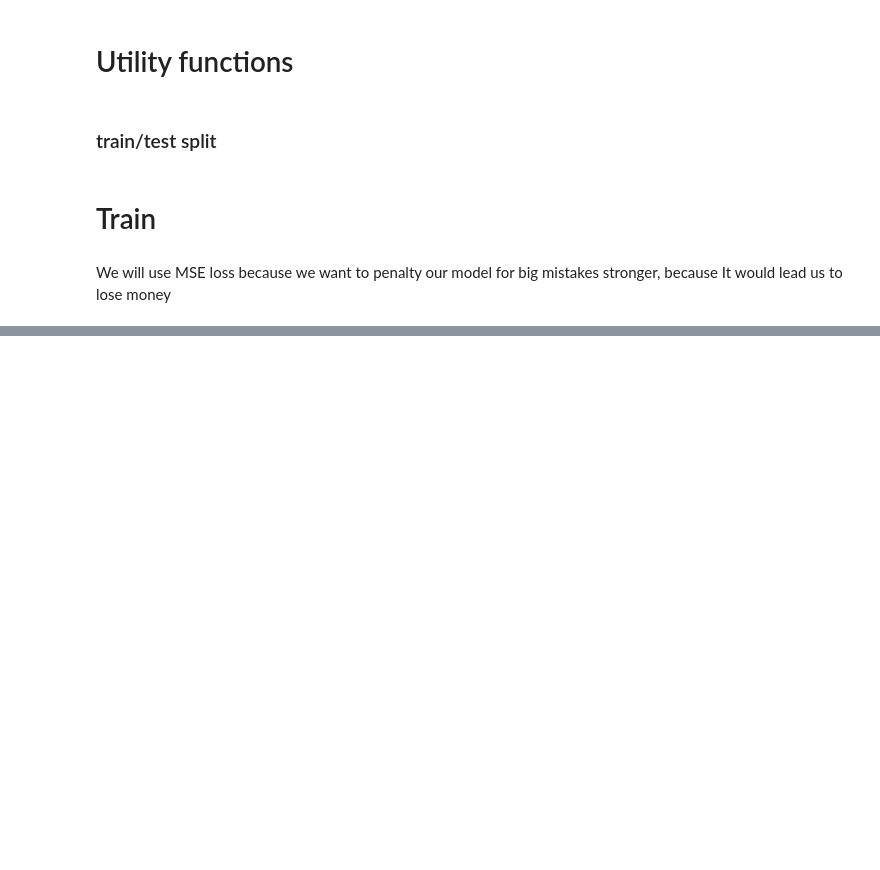
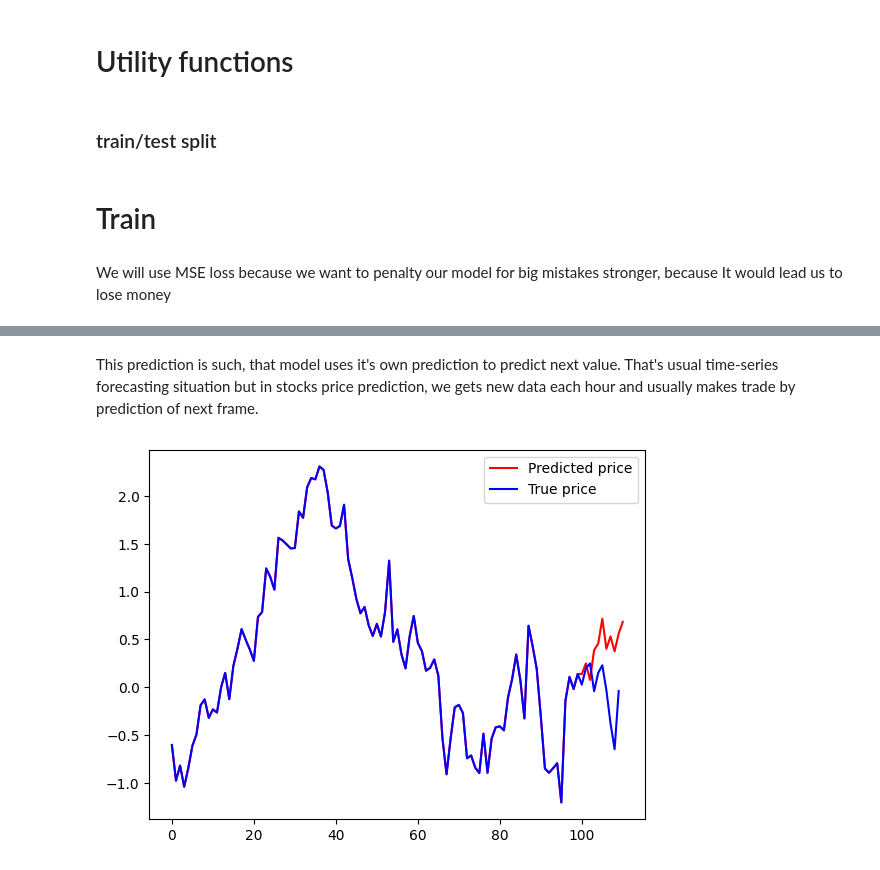
Before and after one commit to r-vvch/DMLS_2022_stocks, a Jupyter notebook: SimpleTransformer.ipynb, the cells around one changed output, grey strips where cells are left out. Drawn from its saved outputs; the diff is of its cells as text; code cells hidden in the pictures; blank space fills up the shorter version.

```diff
--- a/SimpleTransformer.ipynb
+++ b/SimpleTransformer.ipynb
@@ -397,0 +443,29 @@ def train_kfolds(data, indices_generator, config):
+# %% [markdown]
+This prediction is such, that model uses it's own prediction to predict next value. That's usual time-series forecasting situation but in stocks price prediction, we gets new data each hour and usually makes trade by prediction of next frame.
+# %%
+src, trg, trg_y = next(iter(test_dataloader))
+src = src[:, -1, :]
+true_y = trg_y[-10:, -1, 3]
+trg = src[-1, 3]
+src = src.unsqueeze(0).to(device=DEVICE)
+trg = trg.unsqueeze(0).unsqueeze(0).unsqueeze(0).to(device=DEVICE)
+for _ in range(10):
+    pred = model(src, trg)[-1, 0, 0]
+    next_item = torch.tensor([[pred]], device=DEVICE).unsqueeze(0)
+    trg = torch.cat((trg, next_item), dim=1)
+
+true_y = true_y.unsqueeze(0)
+src = src.cpu()
+true_plot_arr = torch.cat((src[:, :, 3], true_y), dim=1)
+true_plot_arr = true_plot_arr[0, :]
+
+trg = trg[:, :, 0]
+pred_plot_arr = torch.cat((src[:, :, 3], trg.cpu()), dim=1)
+pred_plot_arr = pred_plot_arr[0, :]
+
+plt.plot(pred_plot_arr, color='red', label='Predicted price')
+plt.plot(true_plot_arr, color='blue', label='True price')
+plt.legend()
+plt.show()
+# %% [output]
+[figure, added]
```
Also changed, not shown: parts of 22 cells of this notebook, 1 other file.
